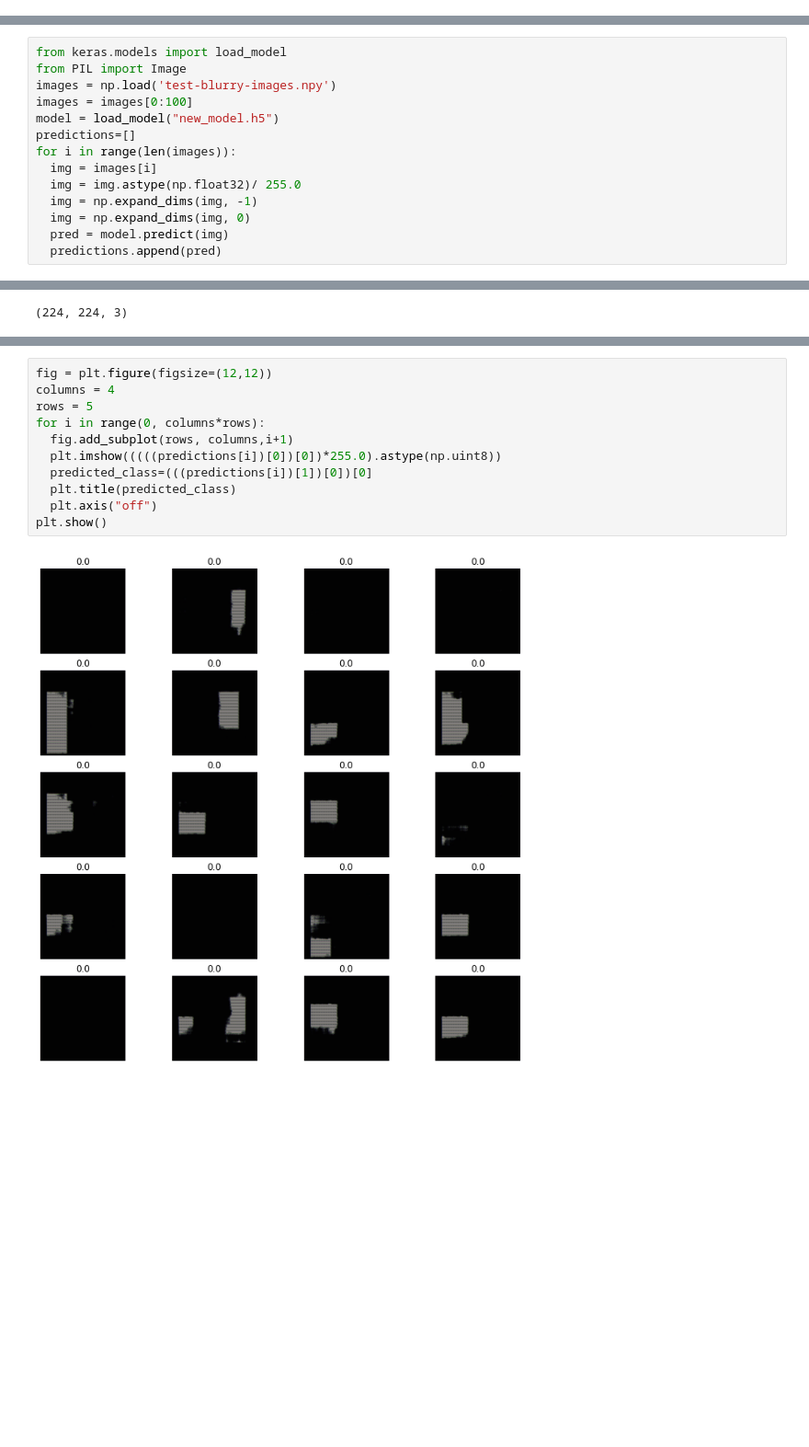
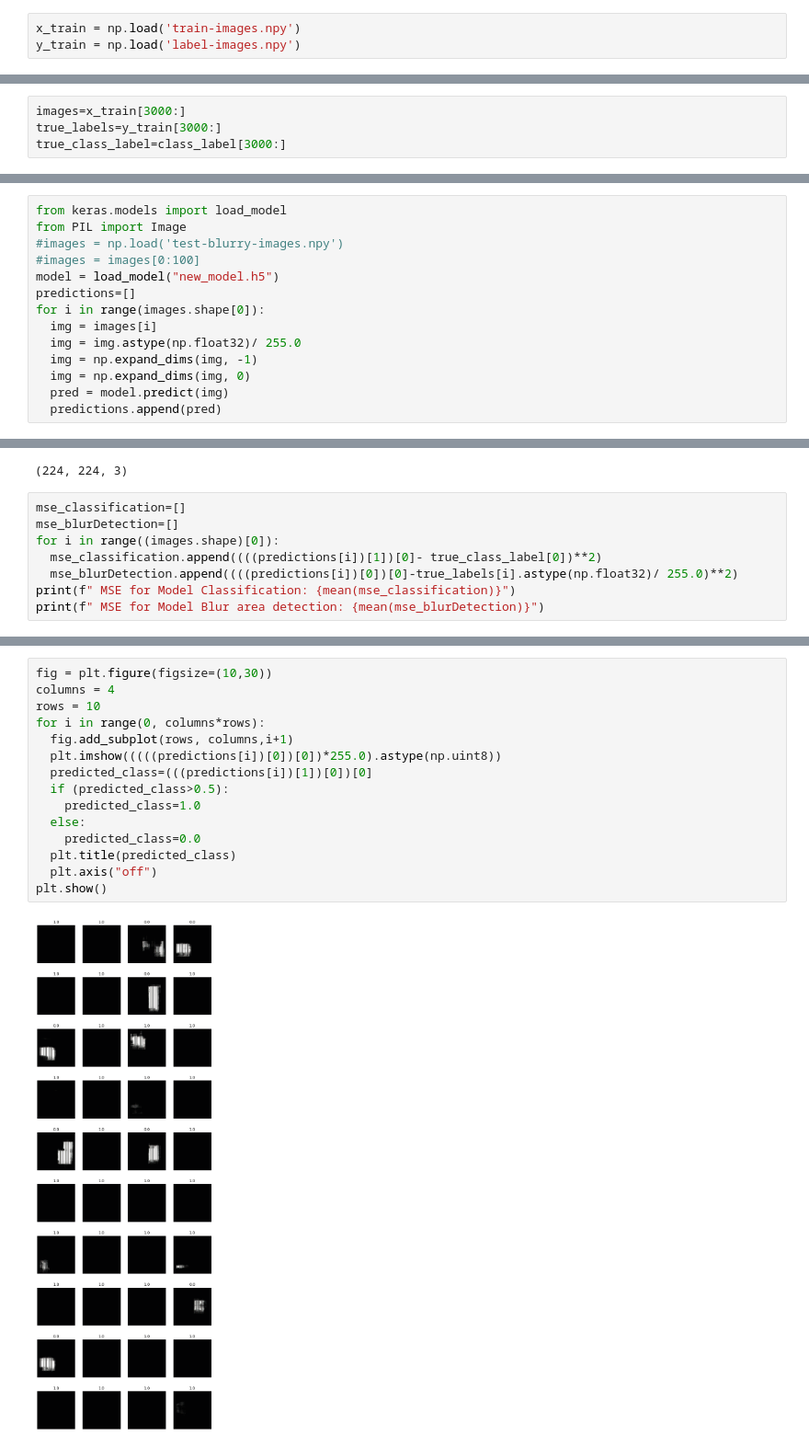
Before and after one commit to MasoudMoeini/Google-Street-View-Images-Blur-Detection, a Jupyter notebook: SVIBDN.ipynb, the cells around one changed output, grey strips where cells are left out. Shown at 92% size. Cells and saved outputs as stored; diff of their text form; blank space fills up the shorter version.

```diff
--- a/SVIBDN.ipynb
+++ b/SVIBDN.ipynb
@@ -164,0 +171,3 @@ baseModel.compile(keras.optimizers.Adam(learning_rate=1e-3),
+# %%
+x_train = np.load('train-images.npy')
+y_train = np.load('label-images.npy')
@@ -164,0 +178,4 @@ baseModel.compile(keras.optimizers.Adam(learning_rate=1e-3),
+# %%
+images=x_train[3000:]
+true_labels=y_train[3000:]
+true_class_label=class_label[3000:]
@@ -267,11 +303,11 @@ np.save('test-label-images',test)
 # %%
 from keras.models import load_model
 from PIL import Image
-images = np.load('test-blurry-images.npy')
-images = images[0:100]
+#images = np.load('test-blurry-images.npy')
+#images = images[0:100]
 model = load_model("new_model.h5")
 predictions=[]
-for i in range(len(images)):
+for i in range(images.shape[0]):
   img = images[i]
   img = img.astype(np.float32)/ 255.0
   img = np.expand_dims(img, -1)
@@ -286,3 +326,11 @@ for i in range(len(images)):
 (((predictions[0])[0])[0]).shape
 # %% [output]
 (224, 224, 3)
+# %%
+mse_classification=[]
+mse_blurDetection=[]
+for i in range((images.shape)[0]):
+  mse_classification.append((((predictions[i])[1])[0]- true_class_label[0])**2)
+  mse_blurDetection.append((((predictions[i])[0])[0]-true_labels[i].astype(np.float32)/ 255.0)**2)
+print(f" MSE for Model Classification: {mean(mse_classification)}")
+print(f" MSE for Model Blur area detection: {mean(mse_blurDetection)}")
@@ -289,13 +340,17 @@ for i in range(len(images)):
 # %%
-fig = plt.figure(figsize=(12,12))
+fig = plt.figure(figsize=(10,30))
 columns = 4
-rows = 5
+rows = 10
 for i in range(0, columns*rows):
   fig.add_subplot(rows, columns,i+1)
   plt.imshow(((((predictions[i])[0])[0])*255.0).astype(np.uint8))
   predicted_class=(((predictions[i])[1])[0])[0]
+  if (predicted_class>0.5):
+    predicted_class=1.0
+  else:
+    predicted_class=0.0
   plt.title(predicted_class)
   plt.axis("off")
 plt.show()
 # %% [output]
-[figure, old version]
+[figure, new version]
```
Also changed, not shown: parts of 25 cells of this notebook.
